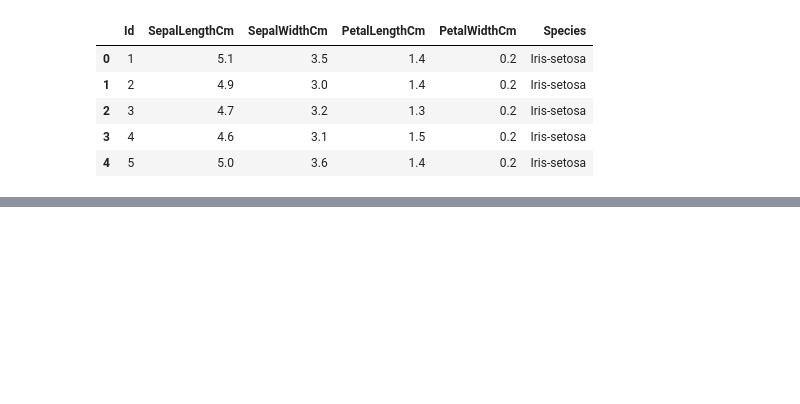
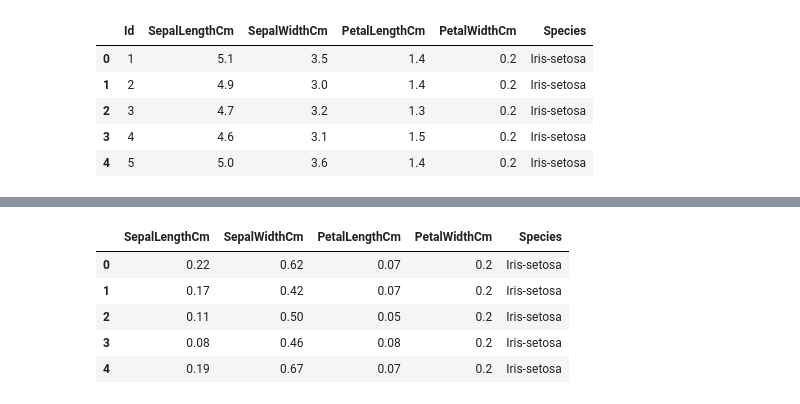
Before and after one commit to Kunals0612/TE_Lab_Assignments, a Jupyter notebook: DSBDAL/Assignment10.ipynb, the cells around one changed output, grey strips where cells are left out. Cells and saved outputs as stored; diff of their text form; code cells hidden in the pictures; blank space fills up the shorter version.

```diff
--- a/DSBDAL/Assignment10.ipynb
+++ b/DSBDAL/Assignment10.ipynb
@@ -20,0 +50,9 @@ df.head()
+# %%
+df.head()
+# %% [output]
+|  | SepalLengthCm | SepalWidthCm | PetalLengthCm | PetalWidthCm | Species |
+| 0 | 0.22 | 0.62 | 0.07 | 0.2 | Iris-setosa |
+| 1 | 0.17 | 0.42 | 0.07 | 0.2 | Iris-setosa |
+| 2 | 0.11 | 0.50 | 0.05 | 0.2 | Iris-setosa |
+| 3 | 0.08 | 0.46 | 0.08 | 0.2 | Iris-setosa |
+| 4 | 0.19 | 0.67 | 0.07 | 0.2 | Iris-setosa |
```
Also changed, not shown: parts of 14 cells of this notebook.
